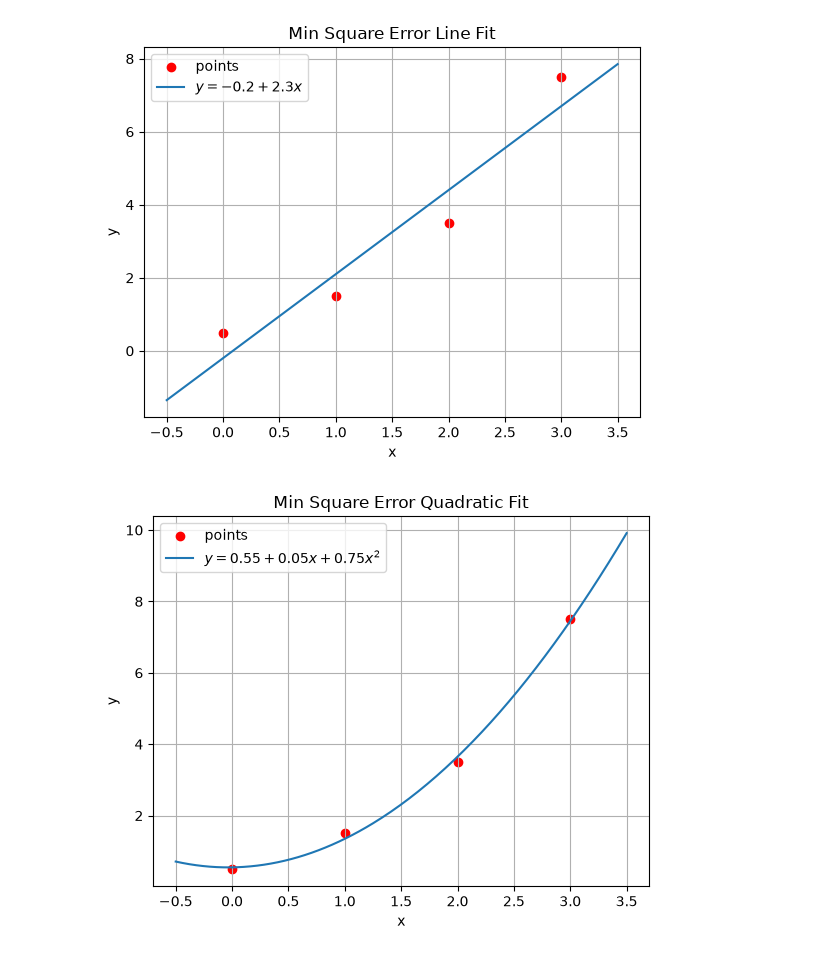
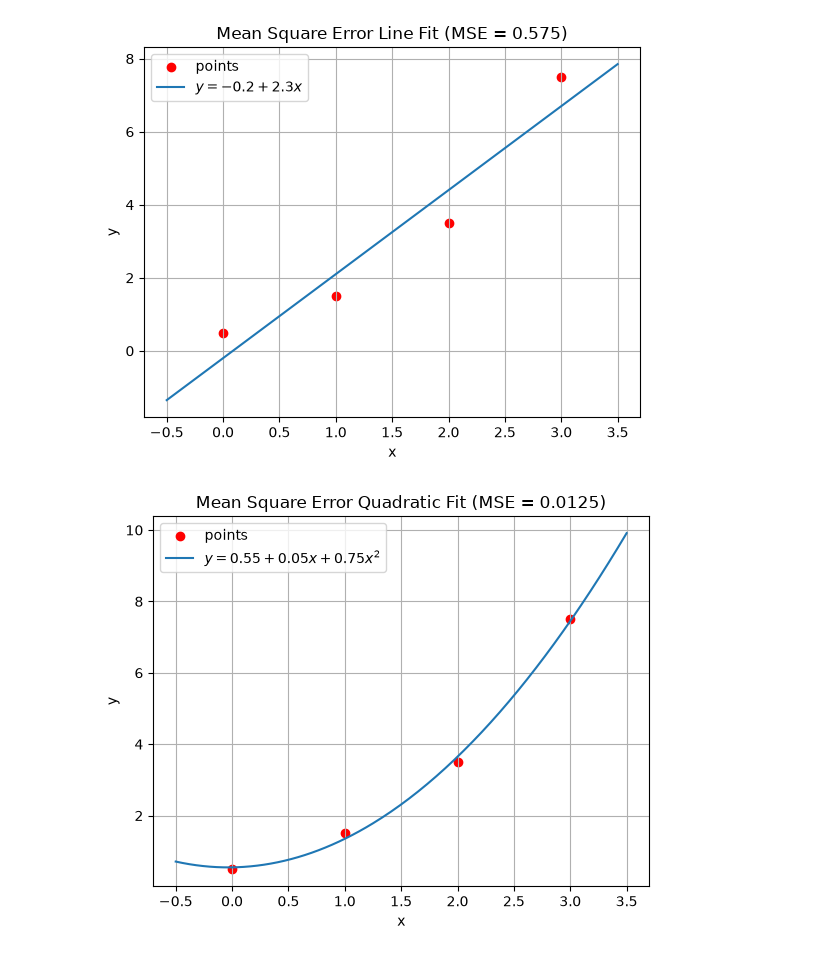
Before and after one commit to helmet323/helmet323.github.io, a Jupyter notebook: 1/fitting-equation.ipynb, the cells around one changed output. Saved outputs shown, nothing was run; the diff lists cells and outputs as text; code cells hidden in the pictures.

```diff
--- a/1/fitting-equation.ipynb
+++ b/1/fitting-equation.ipynb
@@ -2,53 +2,53 @@
 import numpy as np
 import matplotlib.pyplot as plt
 # %%
-points = [(0,0.5),(2,3.5),(1,1.5),(3,7.5)]
-xs, ys = zip(*points)
+import numpy as np
+import matplotlib.pyplot as plt
 
-y = lambda x : -0.2 + 2.3 * x
+points = [(0, 0.5), (2, 3.5), (1, 1.5), (3, 7.5)]
+xs, ys = map(np.array, zip(*points))
+
+f = lambda x: -0.2 + 2.3 * x
+
+mse = np.mean((ys - f(xs)) ** 2)
 
 x = np.linspace(-0.5, 3.5, 200)
 
 plt.scatter(xs, ys, color="red", label="points")
-plt.plot(x, y(x), label="$y = -0.2 + 2.3x$")
-plt.title(f"Min Square Error Line Fit")
+plt.plot(x, f(x), label="$y = -0.2 + 2.3x$")
+plt.title(f"Mean Square Error Line Fit (MSE = {mse:.3f})")
 plt.xlabel("x")
 plt.ylabel("y")
 plt.legend()
 plt.grid(True)
 
-plt.savefig(
-    "media/line_fit.png",
-    dpi=300,
-    bbox_inches="tight"
-)
-
+plt.savefig("media/line_fit.png", dpi=300, bbox_inches="tight")
 plt.show()
 # %% [output]
-[figure, old version]
+[figure, new version]
 # %%
-points = [(0,0.5),(2,3.5),(1,1.5),(3,7.5)]
-xs, ys = zip(*points)
+import numpy as np
+import matplotlib.pyplot as plt
 
-y = lambda x : 0.55 + 0.05 * x + 0.75 * x**2
+points = [(0, 0.5), (2, 3.5), (1, 1.5), (3, 7.5)]
+xs, ys = map(np.array, zip(*points))
+
+f = lambda x: 0.55 + 0.05 * x + 0.75 * x**2
+
+mse = np.mean((ys - f(xs)) ** 2)
 
 x = np.linspace(-0.5, 3.5, 200)
 
 plt.scatter(xs, ys, color="red", label="points")
-plt.plot(x, y(x), label="$y = 0.55 + 0.05x + 0.75x^2$")
-plt.title(f"Min Square Error Quadratic Fit")
+plt.plot(x, f(x), label="$y = 0.55 + 0.05x + 0.75x^2$")
+plt.title(f"Mean Square Error Quadratic Fit (MSE = {mse:.4f})")
 plt.xlabel("x")
 plt.ylabel("y")
 plt.legend()
 plt.grid(True)
 
-plt.savefig(
-    "media/quadratic_fit.png",
-    dpi=300,
-    bbox_inches="tight"
-)
-
+plt.savefig("media/quadratic_fit.png", dpi=300, bbox_inches="tight")
 plt.show()
 # %% [output]
-[figure, old version]
+[figure, new version]
 # %%
```
Also changed, not shown: parts of 5 cells of this notebook, 7 other files.
